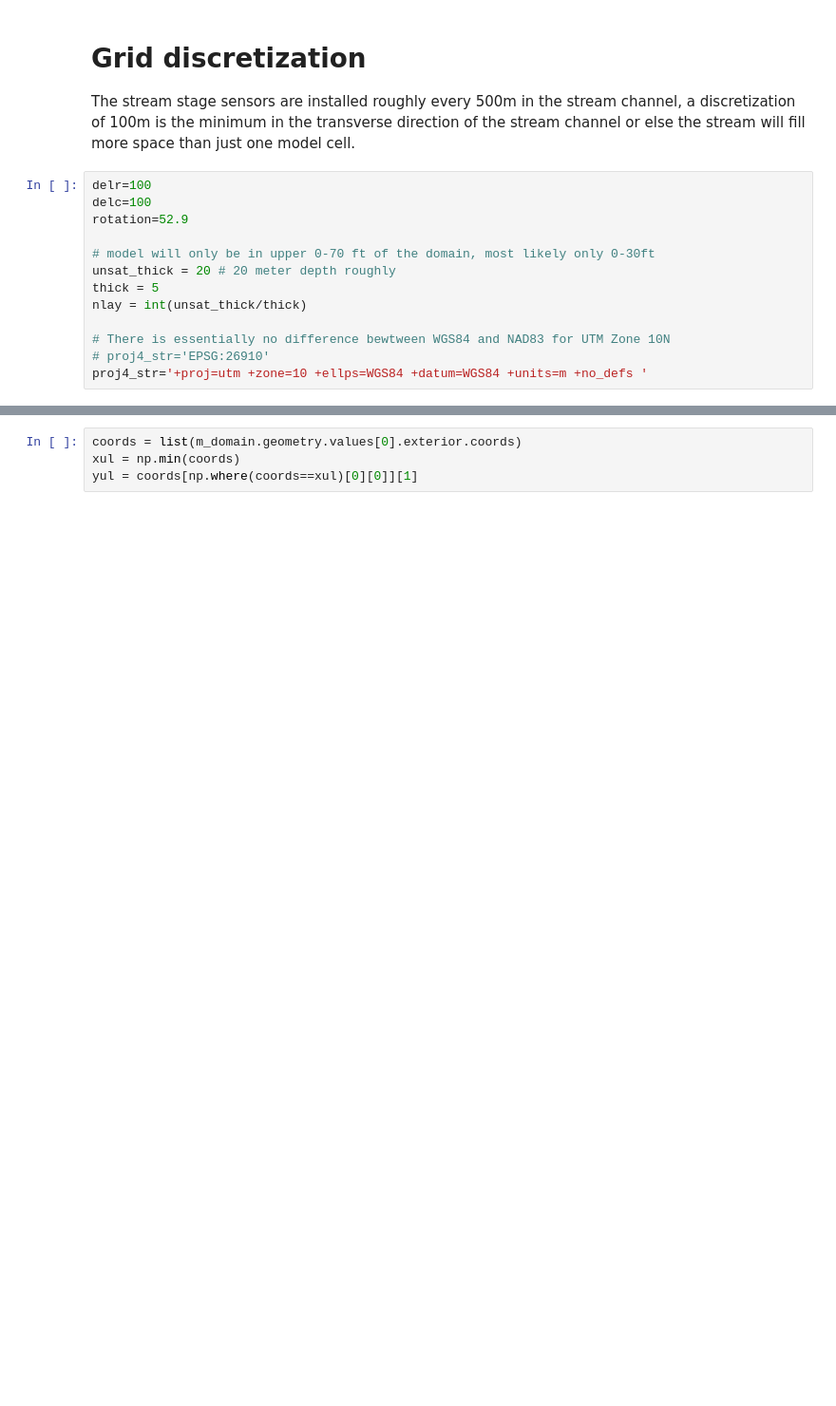
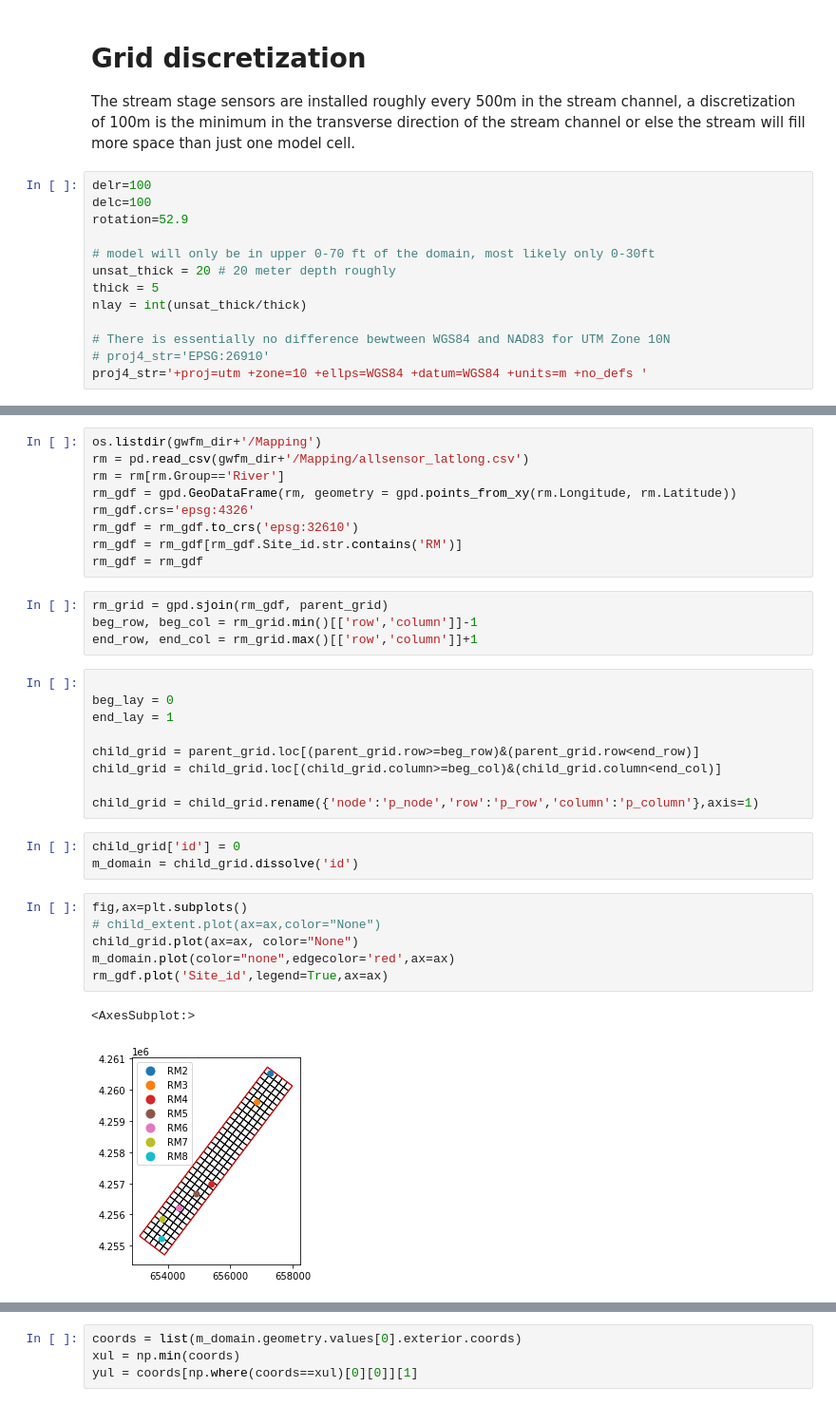
Before and after one commit to andrewcalderwood/CosumnesRiverRecharge, a Jupyter notebook: Projects/Streambed_seepage/Streambed seepage model.ipynb, the cells around one changed output, grey strips where cells are left out. Shown at 95% size. Saved outputs shown, nothing was run; the diff lists cells and outputs as text; blank space fills up the shorter version.

```diff
--- a/Projects/Streambed_seepage/Streambed seepage model.ipynb
+++ b/Projects/Streambed_seepage/Streambed seepage model.ipynb
@@ -148 +136,35 @@ m_domain = child_grid_parent_id.dissolve(by='id')
+# %%
+os.listdir(gwfm_dir+'/Mapping')
+rm = pd.read_csv(gwfm_dir+'/Mapping/allsensor_latlong.csv')
+rm = rm[rm.Group=='River']
+rm_gdf = gpd.GeoDataFrame(rm, geometry = gpd.points_from_xy(rm.Longitude, rm.Latitude))
+rm_gdf.crs='epsg:4326'
+rm_gdf = rm_gdf.to_crs('epsg:32610')
+rm_gdf = rm_gdf[rm_gdf.Site_id.str.contains('RM')]
+rm_gdf = rm_gdf
+# %%
+rm_grid = gpd.sjoin(rm_gdf, parent_grid)
+beg_row, beg_col = rm_grid.min()[['row','column']]-1
+end_row, end_col = rm_grid.max()[['row','column']]+1
+# %%
+
+beg_lay = 0
+end_lay = 1
+
+child_grid = parent_grid.loc[(parent_grid.row>=beg_row)&(parent_grid.row<end_row)]
+child_grid = child_grid.loc[(child_grid.column>=beg_col)&(child_grid.column<end_col)]
+
+child_grid = child_grid.rename({'node':'p_node','row':'p_row','column':'p_column'},axis=1)
+# %%
+child_grid['id'] = 0
+m_domain = child_grid.dissolve('id')
+# %%
+fig,ax=plt.subplots()
+# child_extent.plot(ax=ax,color="None")
+child_grid.plot(ax=ax, color="None")
+m_domain.plot(color="none",edgecolor='red',ax=ax)
+rm_gdf.plot('Site_id',legend=True,ax=ax)
+# %% [output]
+<AxesSubplot:>
+[figure, added]
 # %%
```
Also changed, not shown: parts of 14 cells of this notebook, 4 other files.
